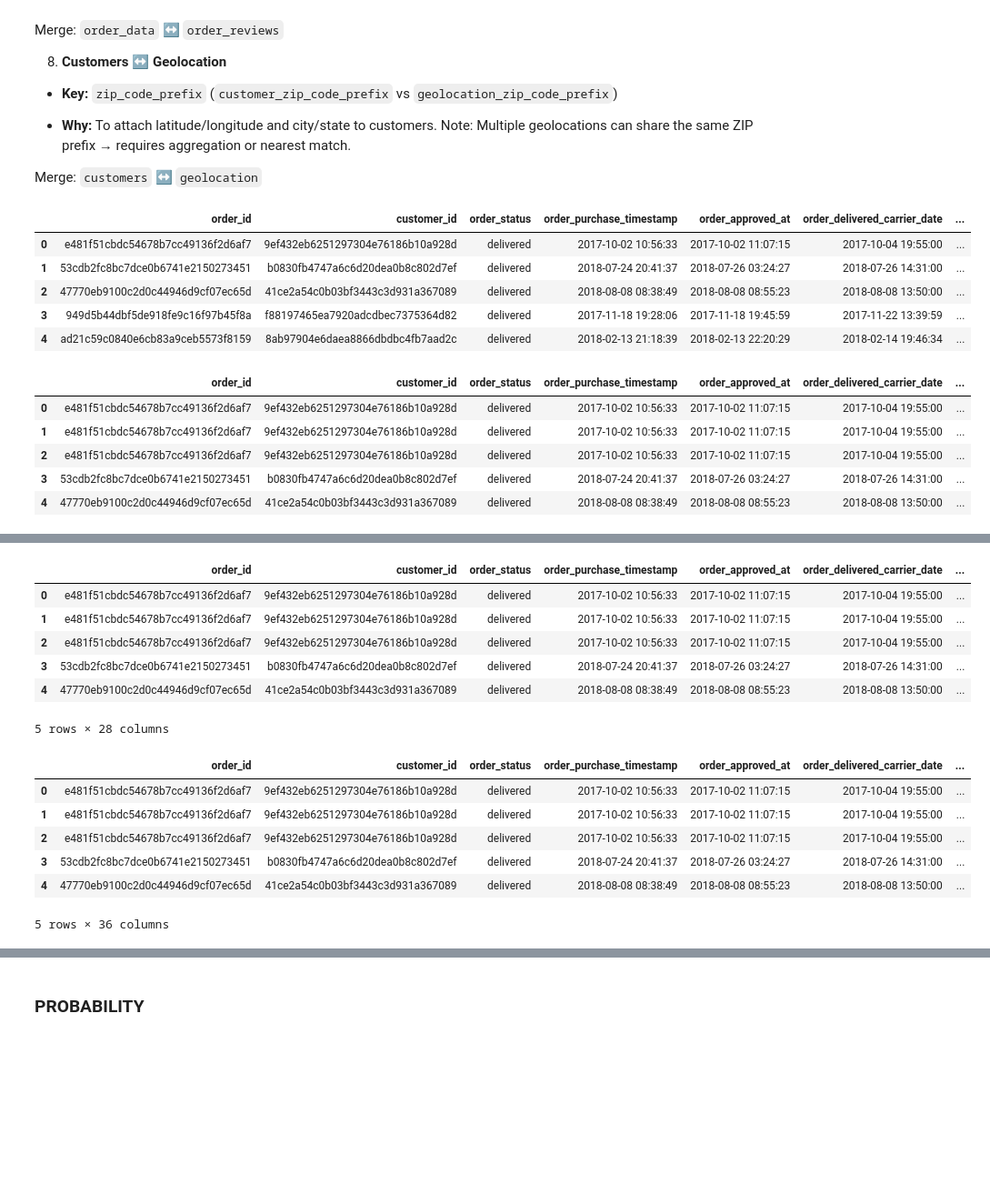
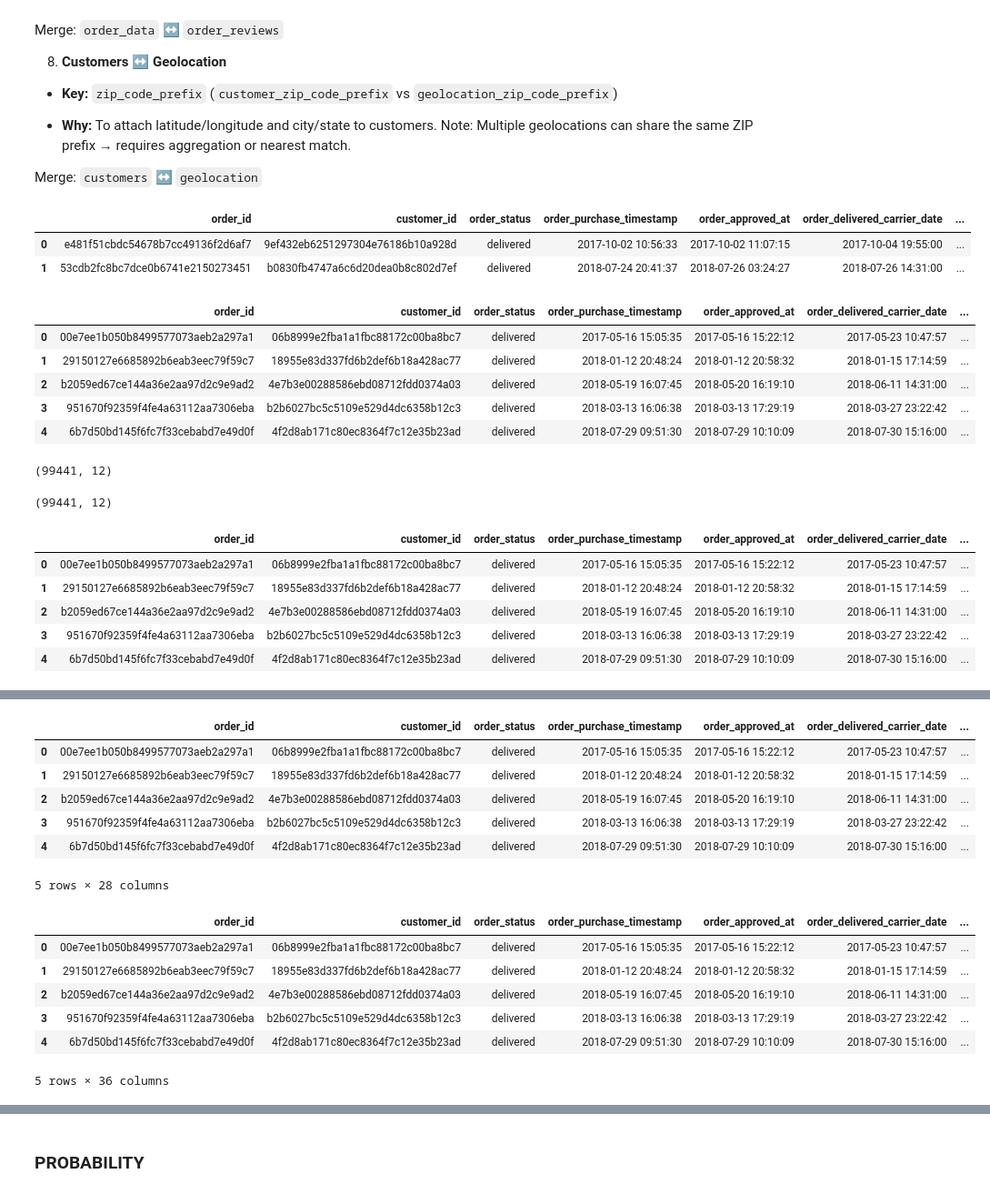
Before and after one commit to Olajcodes/abioye_olajide_tasks, a Jupyter notebook: week_nine/probability_work.ipynb, the cells around one changed output, grey strips where cells are left out. Shown at 91% size. Drawn from its saved outputs; the diff is of its cells as text; code cells hidden in the pictures; blank space fills up the shorter version.

```diff
--- a/week_nine/probability_work.ipynb
+++ b/week_nine/probability_work.ipynb
@@ -219,18 +262,32 @@ Merge: `order_data` ↔ `order_reviews`
 Note: Multiple geolocations can share the same ZIP prefix → requires aggregation or nearest match.
 
 Merge: `customers` ↔ `geolocation`
+# %%
+order_data.head(2)
+# %% [output]
+|  | order_id | customer_id | order_status | order_purchase_timestamp | order_approved_at | order_delivered_carrier_date | ... |
+| 0 | e481f51cbdc54678b7cc49136f2d6af7 | 9ef432eb6251297304e76186b10a928d | delivered | 2017-10-02 10:56:33 | 2017-10-02 11:07:15 | 2017-10-04 19:55:00 | ... |
+| 1 | 53cdb2fc8bc7dce0b6741e2150273451 | b0830fb4747a6c6d20dea0b8c802d7ef | delivered | 2018-07-24 20:41:37 | 2018-07-26 03:24:27 | 2018-07-26 14:31:00 | ... |
 # %%
 
 #1️. Customers + Orders
-orders_customers = pd.merge(order_data, customers, on="customer_id", how="inner")
+orders_customers = pd.merge(order_data, customers, on="customer_id", how="right")
 orders_customers.head()
 # %% [output]
 |  | order_id | customer_id | order_status | order_purchase_timestamp | order_approved_at | order_delivered_carrier_date | ... |
-| 0 | e481f51cbdc54678b7cc49136f2d6af7 | 9ef432eb6251297304e76186b10a928d | delivered | 2017-10-02 10:56:33 | 2017-10-02 11:07:15 | 2017-10-04 19:55:00 | ... |
-| 1 | 53cdb2fc8bc7dce0b6741e2150273451 | b0830fb4747a6c6d20dea0b8c802d7ef | delivered | 2018-07-24 20:41:37 | 2018-07-26 03:24:27 | 2018-07-26 14:31:00 | ... |
-| 2 | 47770eb9100c2d0c44946d9cf07ec65d | 41ce2a54c0b03bf3443c3d931a367089 | delivered | 2018-08-08 08:38:49 | 2018-08-08 08:55:23 | 2018-08-08 13:50:00 | ... |
-| 3 | 949d5b44dbf5de918fe9c16f97b45f8a | f88197465ea7920adcdbec7375364d82 | delivered | 2017-11-18 19:28:06 | 2017-11-18 19:45:59 | 2017-11-22 13:39:59 | ... |
-| 4 | ad21c59c0840e6cb83a9ceb5573f8159 | 8ab97904e6daea8866dbdbc4fb7aad2c | delivered | 2018-02-13 21:18:39 | 2018-02-13 22:20:29 | 2018-02-14 19:46:34 | ... |
+| 0 | 00e7ee1b050b8499577073aeb2a297a1 | 06b8999e2fba1a1fbc88172c00ba8bc7 | delivered | 2017-05-16 15:05:35 | 2017-05-16 15:22:12 | 2017-05-23 10:47:57 | ... |
+| 1 | 29150127e6685892b6eab3eec79f59c7 | 18955e83d337fd6b2def6b18a428ac77 | delivered | 2018-01-12 20:48:24 | 2018-01-12 20:58:32 | 2018-01-15 17:14:59 | ... |
+| 2 | b2059ed67ce144a36e2aa97d2c9e9ad2 | 4e7b3e00288586ebd08712fdd0374a03 | delivered | 2018-05-19 16:07:45 | 2018-05-20 16:19:10 | 2018-06-11 14:31:00 | ... |
+| 3 | 951670f92359f4fe4a63112aa7306eba | b2b6027bc5c5109e529d4dc6358b12c3 | delivered | 2018-03-13 16:06:38 | 2018-03-13 17:29:19 | 2018-03-27 23:22:42 | ... |
+| 4 | 6b7d50bd145f6fc7f33cebabd7e49d0f | 4f2d8ab171c80ec8364f7c12e35b23ad | delivered | 2018-07-29 09:51:30 | 2018-07-29 10:10:09 | 2018-07-30 15:16:00 | ... |
+# %%
+orders_customers.shape
+# %% [output]
+(99441, 12)
+# %%
+orders_customers.shape
+# %% [output]
+(99441, 12)
 # %%
 
 #2. Orders + Payments
@@ -238,11 +295,11 @@ orders_payments = pd.merge(orders_customers, order_payment, on="order_id", how="
 orders_payments.head()
 # %% [output]
 |  | order_id | customer_id | order_status | order_purchase_timestamp | order_approved_at | order_delivered_carrier_date | ... |
-| 0 | e481f51cbdc54678b7cc49136f2d6af7 | 9ef432eb6251297304e76186b10a928d | delivered | 2017-10-02 10:56:33 | 2017-10-02 11:07:15 | 2017-10-04 19:55:00 | ... |
-| 1 | e481f51cbdc54678b7cc49136f2d6af7 | 9ef432eb6251297304e76186b10a928d | delivered | 2017-10-02 10:56:33 | 2017-10-02 11:07:15 | 2017-10-04 19:55:00 | ... |
-| 2 | e481f51cbdc54678b7cc49136f2d6af7 | 9ef432eb6251297304e76186b10a928d | delivered | 2017-10-02 10:56:33 | 2017-10-02 11:07:15 | 2017-10-04 19:55:00 | ... |
-| 3 | 53cdb2fc8bc7dce0b6741e2150273451 | b0830fb4747a6c6d20dea0b8c802d7ef | delivered | 2018-07-24 20:41:37 | 2018-07-26 03:24:27 | 2018-07-26 14:31:00 | ... |
-| 4 | 47770eb9100c2d0c44946d9cf07ec65d | 41ce2a54c0b03bf3443c3d931a367089 | delivered | 2018-08-08 08:38:49 | 2018-08-08 08:55:23 | 2018-08-08 13:50:00 | ... |
+| 0 | 00e7ee1b050b8499577073aeb2a297a1 | 06b8999e2fba1a1fbc88172c00ba8bc7 | delivered | 2017-05-16 15:05:35 | 2017-05-16 15:22:12 | 2017-05-23 10:47:57 | ... |
+| 1 | 29150127e6685892b6eab3eec79f59c7 | 18955e83d337fd6b2def6b18a428ac77 | delivered | 2018-01-12 20:48:24 | 2018-01-12 20:58:32 | 2018-01-15 17:14:59 | ... |
+| 2 | b2059ed67ce144a36e2aa97d2c9e9ad2 | 4e7b3e00288586ebd08712fdd0374a03 | delivered | 2018-05-19 16:07:45 | 2018-05-20 16:19:10 | 2018-06-11 14:31:00 | ... |
+| 3 | 951670f92359f4fe4a63112aa7306eba | b2b6027bc5c5109e529d4dc6358b12c3 | delivered | 2018-03-13 16:06:38 | 2018-03-13 17:29:19 | 2018-03-27 23:22:42 | ... |
+| 4 | 6b7d50bd145f6fc7f33cebabd7e49d0f | 4f2d8ab171c80ec8364f7c12e35b23ad | delivered | 2018-07-29 09:51:30 | 2018-07-29 10:10:09 | 2018-07-30 15:16:00 | ... |
 # %%
 
 #3️. Orders + Reviews
@@ -261,11 +318,11 @@ orders_items = pd.merge(orders_reviews, order_items, on="order_id", how="left")
 orders_items.head()
 # %% [output]
 |  | order_id | customer_id | order_status | order_purchase_timestamp | order_approved_at | order_delivered_carrier_date | ... |
-| 0 | e481f51cbdc54678b7cc49136f2d6af7 | 9ef432eb6251297304e76186b10a928d | delivered | 2017-10-02 10:56:33 | 2017-10-02 11:07:15 | 2017-10-04 19:55:00 | ... |
-| 1 | e481f51cbdc54678b7cc49136f2d6af7 | 9ef432eb6251297304e76186b10a928d | delivered | 2017-10-02 10:56:33 | 2017-10-02 11:07:15 | 2017-10-04 19:55:00 | ... |
-| 2 | e481f51cbdc54678b7cc49136f2d6af7 | 9ef432eb6251297304e76186b10a928d | delivered | 2017-10-02 10:56:33 | 2017-10-02 11:07:15 | 2017-10-04 19:55:00 | ... |
-| 3 | 53cdb2fc8bc7dce0b6741e2150273451 | b0830fb4747a6c6d20dea0b8c802d7ef | delivered | 2018-07-24 20:41:37 | 2018-07-26 03:24:27 | 2018-07-26 14:31:00 | ... |
-| 4 | 47770eb9100c2d0c44946d9cf07ec65d | 41ce2a54c0b03bf3443c3d931a367089 | delivered | 2018-08-08 08:38:49 | 2018-08-08 08:55:23 | 2018-08-08 13:50:00 | ... |
+| 0 | 00e7ee1b050b8499577073aeb2a297a1 | 06b8999e2fba1a1fbc88172c00ba8bc7 | delivered | 2017-05-16 15:05:35 | 2017-05-16 15:22:12 | 2017-05-23 10:47:57 | ... |
+| 1 | 29150127e6685892b6eab3eec79f59c7 | 18955e83d337fd6b2def6b18a428ac77 | delivered | 2018-01-12 20:48:24 | 2018-01-12 20:58:32 | 2018-01-15 17:14:59 | ... |
+| 2 | b2059ed67ce144a36e2aa97d2c9e9ad2 | 4e7b3e00288586ebd08712fdd0374a03 | delivered | 2018-05-19 16:07:45 | 2018-05-20 16:19:10 | 2018-06-11 14:31:00 | ... |
+| 3 | 951670f92359f4fe4a63112aa7306eba | b2b6027bc5c5109e529d4dc6358b12c3 | delivered | 2018-03-13 16:06:38 | 2018-03-13 17:29:19 | 2018-03-27 23:22:42 | ... |
+| 4 | 6b7d50bd145f6fc7f33cebabd7e49d0f | 4f2d8ab171c80ec8364f7c12e35b23ad | delivered | 2018-07-29 09:51:30 | 2018-07-29 10:10:09 | 2018-07-30 15:16:00 | ... |
 5 rows × 28 columns
 # %%
 
@@ -274,11 +331,11 @@ orders_products = pd.merge(orders_items, product, on="product_id", how="left")
 orders_products.head()
 # %% [output]
 |  | order_id | customer_id | order_status | order_purchase_timestamp | order_approved_at | order_delivered_carrier_date | ... |
-| 0 | e481f51cbdc54678b7cc49136f2d6af7 | 9ef432eb6251297304e76186b10a928d | delivered | 2017-10-02 10:56:33 | 2017-10-02 11:07:15 | 2017-10-04 19:55:00 | ... |
-| 1 | e481f51cbdc54678b7cc49136f2d6af7 | 9ef432eb6251297304e76186b10a928d | delivered | 2017-10-02 10:56:33 | 2017-10-02 11:07:15 | 2017-10-04 19:55:00 | ... |
-| 2 | e481f51cbdc54678b7cc49136f2d6af7 | 9ef432eb6251297304e76186b10a928d | delivered | 2017-10-02 10:56:33 | 2017-10-02 11:07:15 | 2017-10-04 19:55:00 | ... |
-| 3 | 53cdb2fc8bc7dce0b6741e2150273451 | b0830fb4747a6c6d20dea0b8c802d7ef | delivered | 2018-07-24 20:41:37 | 2018-07-26 03:24:27 | 2018-07-26 14:31:00 | ... |
-| 4 | 47770eb9100c2d0c44946d9cf07ec65d | 41ce2a54c0b03bf3443c3d931a367089 | delivered | 2018-08-08 08:38:49 | 2018-08-08 08:55:23 | 2018-08-08 13:50:00 | ... |
+| 0 | 00e7ee1b050b8499577073aeb2a297a1 | 06b8999e2fba1a1fbc88172c00ba8bc7 | delivered | 2017-05-16 15:05:35 | 2017-05-16 15:22:12 | 2017-05-23 10:47:57 | ... |
+| 1 | 29150127e6685892b6eab3eec79f59c7 | 18955e83d337fd6b2def6b18a428ac77 | delivered | 2018-01-12 20:48:24 | 2018-01-12 20:58:32 | 2018-01-15 17:14:59 | ... |
+| 2 | b2059ed67ce144a36e2aa97d2c9e9ad2 | 4e7b3e00288586ebd08712fdd0374a03 | delivered | 2018-05-19 16:07:45 | 2018-05-20 16:19:10 | 2018-06-11 14:31:00 | ... |
+| 3 | 951670f92359f4fe4a63112aa7306eba | b2b6027bc5c5109e529d4dc6358b12c3 | delivered | 2018-03-13 16:06:38 | 2018-03-13 17:29:19 | 2018-03-27 23:22:42 | ... |
+| 4 | 6b7d50bd145f6fc7f33cebabd7e49d0f | 4f2d8ab171c80ec8364f7c12e35b23ad | delivered | 2018-07-29 09:51:30 | 2018-07-29 10:10:09 | 2018-07-30 15:16:00 | ... |
 5 rows × 36 columns
 # %%
 
```
Also changed, not shown: parts of 40 cells of this notebook, 2 other files.
